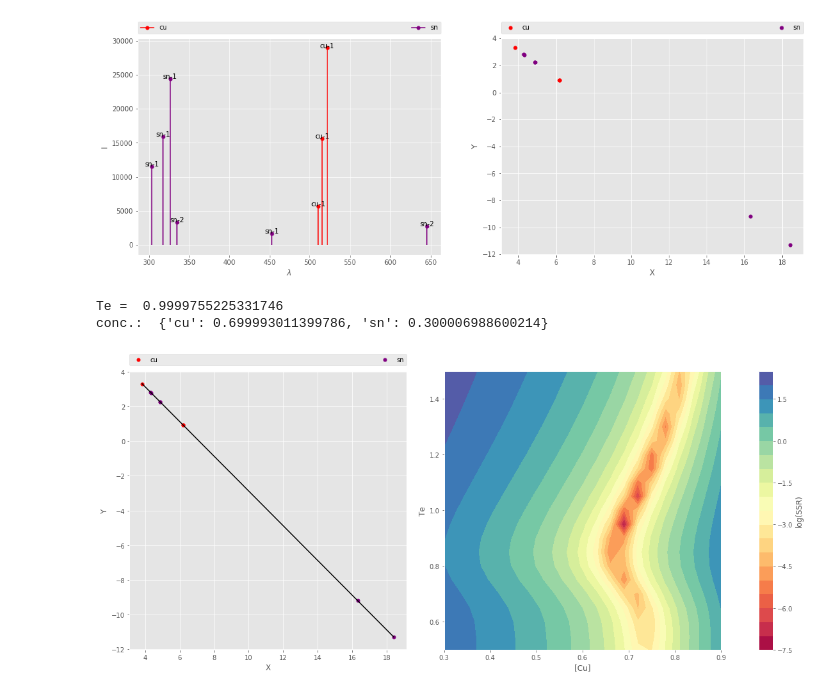
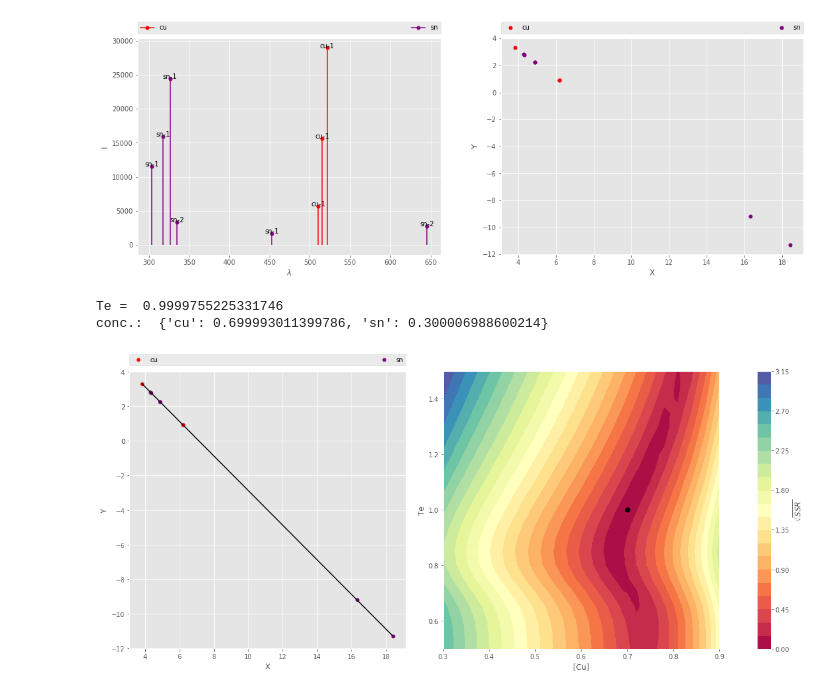
Before and after one commit to msssivadas10/pylibs, a Jupyter notebook: w1.ipynb, the cells around one changed output. Saved outputs shown, nothing was run; the diff lists cells and outputs as text; code cells hidden in the pictures.

```diff
--- a/w1.ipynb
+++ b/w1.ipynb
@@ -410,14 +410,16 @@ def test1(lines: list, intens: list, ne: float, x0: list):
     ssr = SSRplane(lines, intens, 1.0e+17, T, ['cu', 'sn'], C)
 
     fig, (ax2, ax, cax) = plt.subplots(1, 3, figsize = [18, 8], gridspec_kw = {'width_ratios': [1, 1, 0.05]})
-    clr = ax.contourf(C, T, np.log(ssr), levels = 21, cmap = 'Spectral')
+    clr = ax.contourf(C, T, np.sqrt(ssr), levels = 21, cmap = 'Spectral')
     ax.set(xlabel = '[Cu]', ylabel = 'Te')
 
     plt.colorbar(clr, cax)
-    cax.set_ylabel('log(SSR)')
+    cax.set_ylabel('$\\sqrt{SSR}$')
 
     popt     = optimiseTC(lines, intens, ne, x0[0], x0[1])
     Te, comp = popt
+
+    ax.plot(comp['cu'], Te, 'o', ms = 7, color = 'black')
 
     print("Te = ", Te)
     print("conc.: ", comp)
@@ -425,31 +427,31 @@ def test1(lines: list, intens: list, ne: float, x0: list):
     x, y = boltzCoords(lines, intens, 2, ne, Te, comp)
 
     _elems = []
     for xk, yk, line_ in zip(x, y, lines):
         X = line_.elem.split('-')[0]
         if X not in _elems:
             _elems.append(X)
         ax2.plot(xk, yk, 'o', ms = 5, color = COLOURS[X])
 
     i = np.argsort(x)
     _x = np.array(x)[i]
     _y = np.array(y)[i]
     ax2.plot(_x, _y, '-', color = 'black')
 
     # make legends
     for X in _elems:
         ax2.plot([], [], 'o', ms = 5, color = COLOURS[X], label = X)
     ax2.legend(
                 bbox_to_anchor = (0.0, 1.02, 1.0, 0.102),
                 loc = 'lower left', ncol = len(X),
                 mode = 'expand', borderaxespad = 0,
             )
     ax2.set(xlabel = 'X', ylabel = 'Y')
 
     plt.plot()
 
 test1(LINES, I, 1.0e+17, [0.5, {'cu': 50, 'sn': 50}])
 # %% [output]
 Te =  0.9999755225331746
 conc.:  {'cu': 0.699993011399786, 'sn': 0.300006988600214}
-[figure, old version]
+[figure, new version]
```
